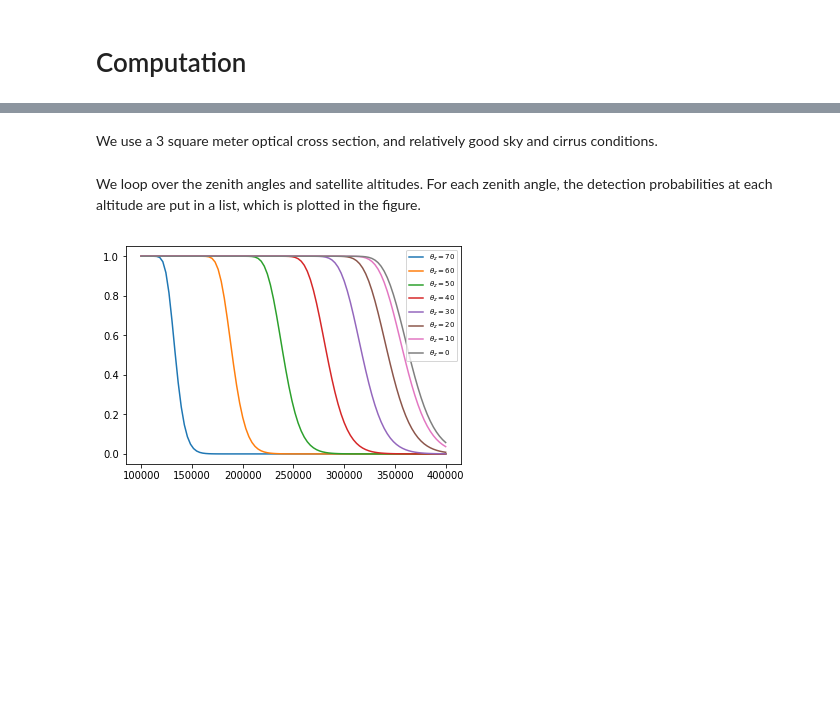
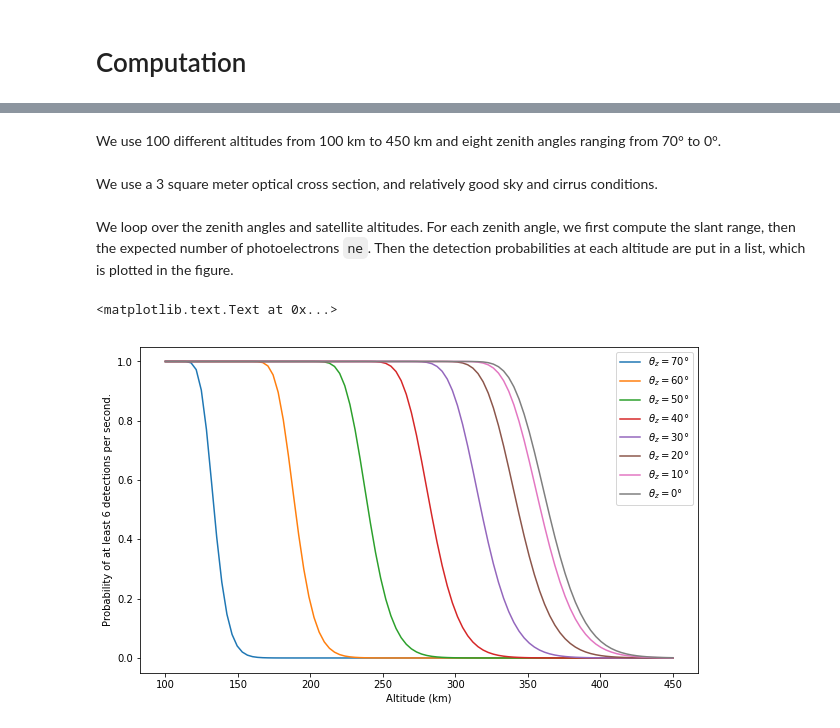
Before and after one commit to dronir/RadarlinkSLR, a Jupyter notebook: Radar link equation.ipynb, the cells around one changed output, grey strips where cells are left out. Cells and saved outputs as stored; diff of their text form; code cells hidden in the pictures; blank space fills up the shorter version.

```diff
--- a/Radar link equation.ipynb
+++ b/Radar link equation.ipynb
@@ -203,3 +196,3 @@ In Python form, this is straightforward:
 # %%
-def detections(f, k, p):
-    return 1 - sum(comb(f, m, exact=False) * p**m * (1-p)**(f-m) for m in range(k))
+def binomial(f, m, p):
+    return comb(f, m, exact=False) * p**m * (1-p)**(f-m)
@@ -206,3 +205,6 @@ def detections(f, k, p):
+# %%
+def detection_probability(f, k, p):
+    return 1 - sum(binomial(f, m, p) for m in range(k))
 # %% [markdown]
 # Computation
 # %% [markdown]
@@ -214,5 +214,11 @@ We use 100 different altitudes from 100 km to 400 km and eight zenith angles ran
+# %%
+fire_rate = 2000 # pulses per second
+electrons_per_detection = 2
+detections_per_second = 6
+# %% [markdown]
+We use 100 different altitudes from 100 km to 450 km and eight zenith angles ranging from 70° to 0°.
 # %%
-altitudes = np.linspace(100e3, 400e3, 100)
+altitudes = np.linspace(100e3, 450e3, 100)
 zenith_angles = [70, 60, 50, 40, 30, 20, 10, 0]
 # %% [markdown]
 We use a 3 square meter optical cross section, and relatively good sky and cirrus conditions.
@@ -221,16 +227,23 @@ cross_section = 3 # square meters
 T_cirrus = 0.8
 T_atmos = 0.7
 # %% [markdown]
-We loop over the zenith angles and satellite altitudes. For each zenith angle, the detection probabilities at each altitude are put in a list, which is plotted in the figure.
+We loop over the zenith angles and satellite altitudes. For each zenith angle, we first compute the slant range, then the expected number of photoelectrons `ne`. Then the detection probabilities at each altitude are put in a list, which is plotted in the figure.
 # %%
 for theta_z in zenith_angles:
-    P_det = []
+    probabilities = []
     for satellite_altitude in altitudes:
         R = slant_range(station_altitude, satellite_altitude, theta_z)
         ne = n_electrons(eta_q, pulse_energy, wavelength, eta_t, Gt, cross_section,
                 R, aperture, eta_r, T_atmos, T_cirrus)
-        P_det.append(detections(2000, 6, probability(ne, 2)))
-    plt.plot(altitudes, P_det, label="$\\theta_z = {}$".format(theta_z))
-lgd = plt.legend(loc="upper right", fontsize="x-small")
+        p_single = pulse_probability(ne, electrons_per_detection)
+        p = detection_probability(fire_rate, detections_per_second, p_single)
+        probabilities.append(p)
+
+    plt.plot(altitudes / 1000, probabilities, label="$\\theta_z = {}°$".format(theta_z))
+
+lgd = plt.legend(loc="upper right")
+plt.xlabel("Altitude (km)")
+plt.ylabel("Probability of at least {} detections per second.".format(detections_per_second))
 # %% [output]
+<matplotlib.text.Text at 0x...>
-[figure, old version]
+[figure, new version]
```
Also changed, not shown: parts of 5 cells of this notebook.
